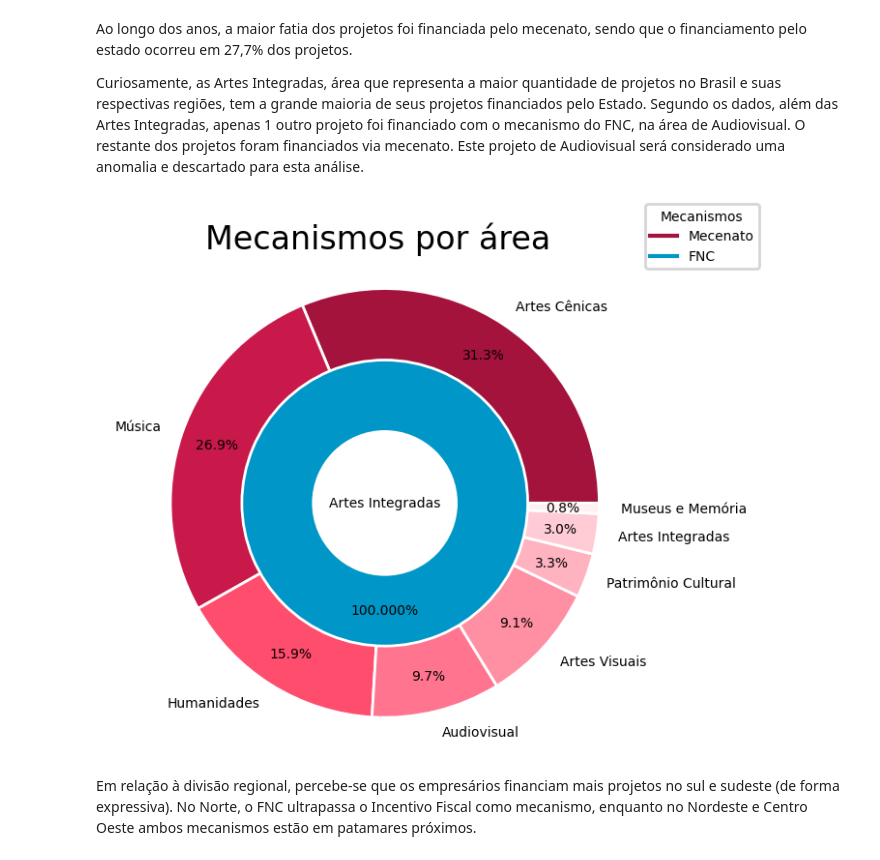
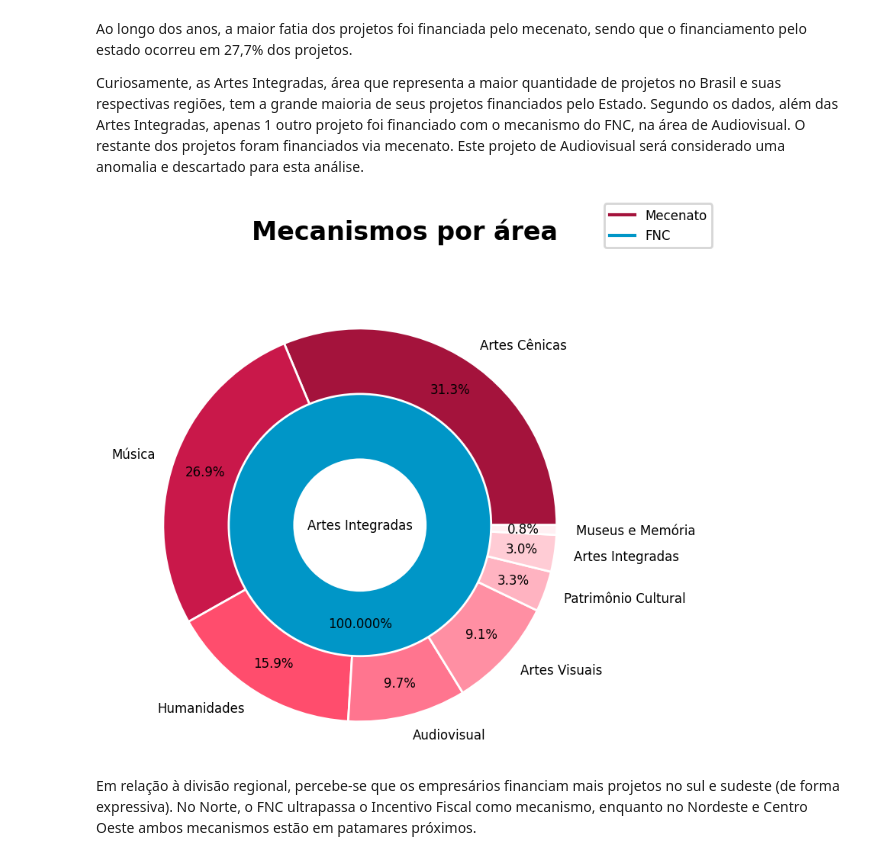
Before and after one commit to lorenaaxbastos/santander-coders-projects, a Jupyter notebook: Unit 2 - Programming Techniques I (PY)/Projeto EDA - Análise do Dataset da Lei Rouanet.ipynb, the cells around one changed output. Drawn from its saved outputs; the diff is of its cells as text; code cells hidden in the pictures.

```diff
--- a/Unit 2 - Programming Techniques I (PY)/Projeto EDA - Análise do Dataset da Lei Rouanet.ipynb
+++ b/Unit 2 - Programming Techniques I (PY)/Projeto EDA - Análise do Dataset da Lei Rouanet.ipynb
@@ -370,11 +369,9 @@ projetos_por_estados = projetos["UF"].value_counts().rename("qtd_projetos")
 estados = geobr.read_country(year=2020)  # Download do mapa do Brasil dividido por estados
 estados = estados.merge(projetos_por_estados, how="left", left_on="abbrev_state", right_on="UF")
 # %%
-plt.rcParams.update({"font.size": 5})
+plt.rcParams.update({"font.size": 6})
 
 fig, axs = plt.subplots(nrows=1, ncols=2, figsize=(8, 4), dpi=200)
-
-fig.suptitle('Quantidade de projetos', fontsize=12, y=0.9)
 
 regioes.plot(
     column="qtd_projetos",
@@ -400,8 +397,13 @@ estados.plot(
     ax=axs[1],
 )
 
-axs[0].set_title("Regiões", fontsize=8)
+fig.suptitle('Quantidade de projetos', fontsize=12, fontweight=1000, y=0.95)
+axs[0].set_title("Regiões do Brasil", fontsize=8)
+axs[1].set_title("Estados do Brasil", fontsize=8)
+
 axs[0].axis("off")
-axs[1].set_title("Estados", fontsize=8)
-axs[1].axis("off");
+axs[1].axis("off")
+
+plt.tight_layout()
+plt.show()
 # %% [output]
@@ -465,42 +505,46 @@ Curiosamente, as Artes Integradas, área que representa a maior quantidade de pr
 mecenatos_por_area = projetos[projetos["mecanismo"] == "Mecenato"]["area"].value_counts().sort_values(ascending=False)
 fnc_por_area = projetos[projetos["mecanismo"] == "FNC"]["area"].value_counts()
 # %%
+plt.rcParams.update({"font.size": 6})
 cores = ["#a4133c", "#c9184a", "#ff4d6d", "#ff758f",
           "#ff8fa3", "#ffb3c1", "#ffccd5", "#fff0f3"]
 
-plt.rcParams.update({"font.size": 5})
-
-fig, ax = plt.subplots(figsize=(3, 3), dpi=200)
-plt.suptitle("Mecanismos por área", fontsize=12)
+fig, ax = plt.subplots(figsize=(4, 4), dpi=200)
 
 ax.pie(
     mecenatos_por_area,
     labels=mecenatos_por_area.index,
     autopct="%1.1f%%",
     pctdistance=0.83,
-    colors=cores,
     radius=1.2,
-    wedgeprops=dict(width=0.5, edgecolor='w')
+    wedgeprops=dict(width=0.5, edgecolor='w'),
+    colors=cores
 )
 
 ax.pie(
     fnc_por_area,
     labels=fnc_por_area.index,
     labeldistance=0,
-    textprops=dict(ha="center"),
     startangle=90,
     autopct="%1.3f%%",
     pctdistance=0.75,
-    colors=["#0096c7", "#03045e"],
     radius=0.8,
-    wedgeprops=dict(width=0.4, edgecolor='w')
+    wedgeprops=dict(width=0.4, edgecolor='w'),
+    textprops=dict(ha="center"),
+    colors=["#0096c7", "#03045e"]
 )
 
-mecenatos, = ax.plot(mecenatos_por_area, label='Mecenato', color="#a4133c")
+plt.suptitle("Mecanismos por área", fontsize=12, fontweight=1000)
+
+mecenatos, = ax.plot(mecenatos_por_area, label='Mecenato', color=cores[0])
 fncs, = ax.plot(fnc_por_area, label='FNC', color="#0096c7")
-fig.legend(handles=[mecenatos, fncs], title='Mecanismos', loc="upper right");
+
+fig.legend(handles=[mecenatos, fncs], loc="upper right")
+
+plt.tight_layout()
+plt.show()
 # %% [output]
-[figure, old version]
+[figure, new version]
 # %% [markdown]
 Em relação à divisão regional, percebe-se que os empresários financiam mais projetos no sul e sudeste (de forma expressiva). No Norte, o FNC ultrapassa o Incentivo Fiscal como mecanismo, enquanto no Nordeste e Centro Oeste ambos mecanismos estão em patamares próximos.
 # %%
```
Also changed, not shown: parts of 10 cells of this notebook.
